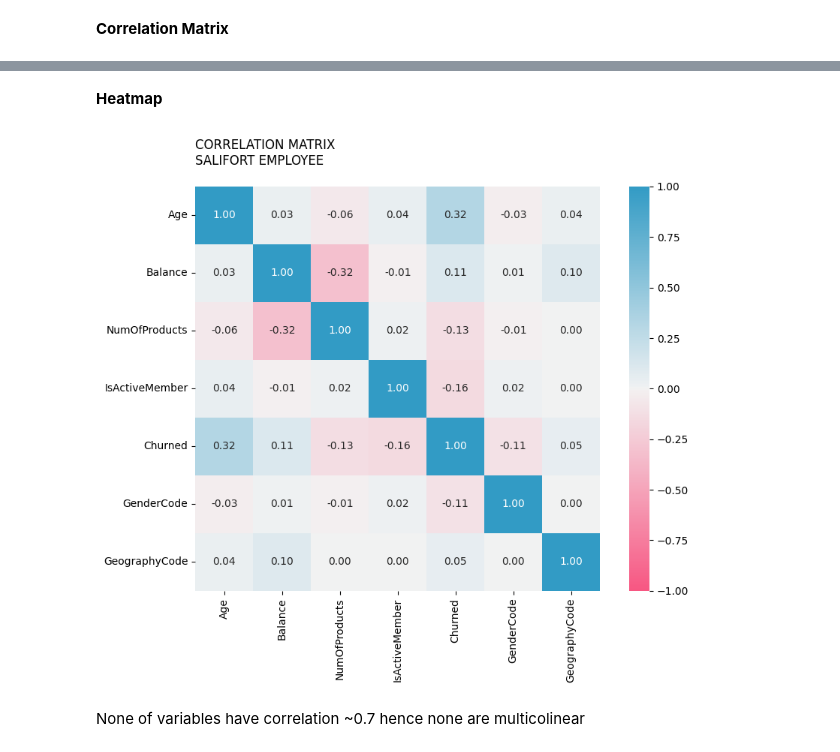
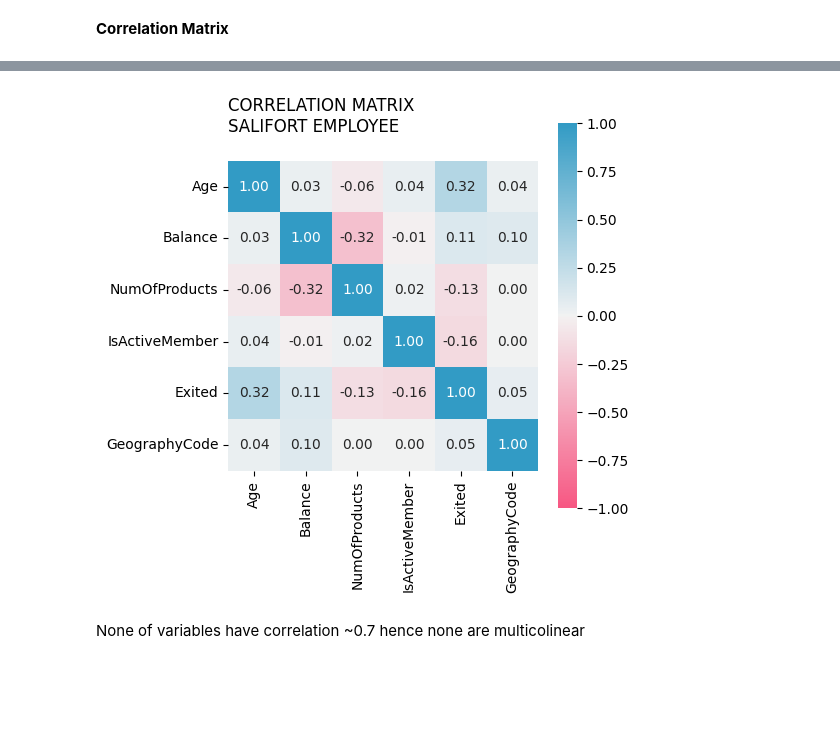
Before and after one commit to aprilhong/bankchurn, a Jupyter notebook: bank_churn_notebook.ipynb, the cells around one changed output, grey strips where cells are left out. Cells and saved outputs as stored; diff of their text form; code cells hidden in the pictures; blank space fills up the shorter version.

```diff
--- a/bank_churn_notebook.ipynb
+++ b/bank_churn_notebook.ipynb
@@ -118,3 +116,0 @@ df.head()
-# %%
-df = df.rename(columns={'Exited': 'Churned'})
-df.head()
@@ -341,12 +364,12 @@ Let's first create bins for age group before plotting
 # %%
 # create interval range
-interval_range = pd.interval_range(start=0, freq=10, end=100)
+interval_range = pd.interval_range(start=10, freq=10, end=100)
 
-# create a new column applying the bins
+#create a new column applying the bins
 df['AgeBins'] = pd.cut(df['Age'], bins=interval_range, labels=[1,2,3])
 
-# show original and new column with bins
-df[['Age','AgeBins']].head()
+#show original and new column with bins
+df[['Age','AgeBins']]
 # %% [output]
 |  | Age | AgeBins |
 | 0 | 42 | (40, 50] |
@@ -857,9 +870,0 @@ df_code.head()
-# %%
-#c ange variable type
-df_code['Gender'] = df['Gender'].astype("category")
-
-# Create new column representing numerical value of Categorical Column
-df_code['GenderCode'] = df_code['Gender'].cat.codes
-
-# show df
-df_code[['Gender','GenderCode']].head(10)
@@ -933,7 +926,7 @@ df_code.head()
 # %% [markdown]
 **Drop redundant columns**
 # %%
-df_code = df_code.drop(['Geography','Gender','AgeBins','CreditScore','EstimatedSalary','Tenure'],axis=1)
+df_code = df_code.drop(['Geography','AgeBins','CreditScore','EstimatedSalary','Tenure'],axis=1)
 # %% [markdown]
 **Heatmap**
 # %%
@@ -1226,29 +1217,27 @@ df_model.corr(method='pearson')
-# %% [markdown]
-**Heatmap**
 # %%
 # Create heatmap to check correlation between variables
-plt.figure(figsize=(10, 7))
+plt.figure(figsize=(5, 5))
 
 # color map
 cmap = sns.diverging_palette(0, 230, 90, 60, as_cmap=True)
 
 # If not dropping any variables use df.corr()
 sns.heatmap(df_model.corr(method='spearman'),
             square=True,
             fmt=".2f",
             annot=True,
             vmin = -1,
             vmax = 1,
             cmap=cmap)
 
 # title
 title = 'CORRELATION MATRIX\nSALIFORT EMPLOYEE\n'
 plt.title(title, loc='left', fontsize=12)
 
 # Display plot
 plt.show()
 # %% [output]
-[figure, old version]
+[figure, new version]
 # %% [markdown]
  None of variables have correlation ~0.7 hence none are multicolinear
 # %% [markdown]
```
Also changed, not shown: parts of 84 cells of this notebook, 1 other file.
